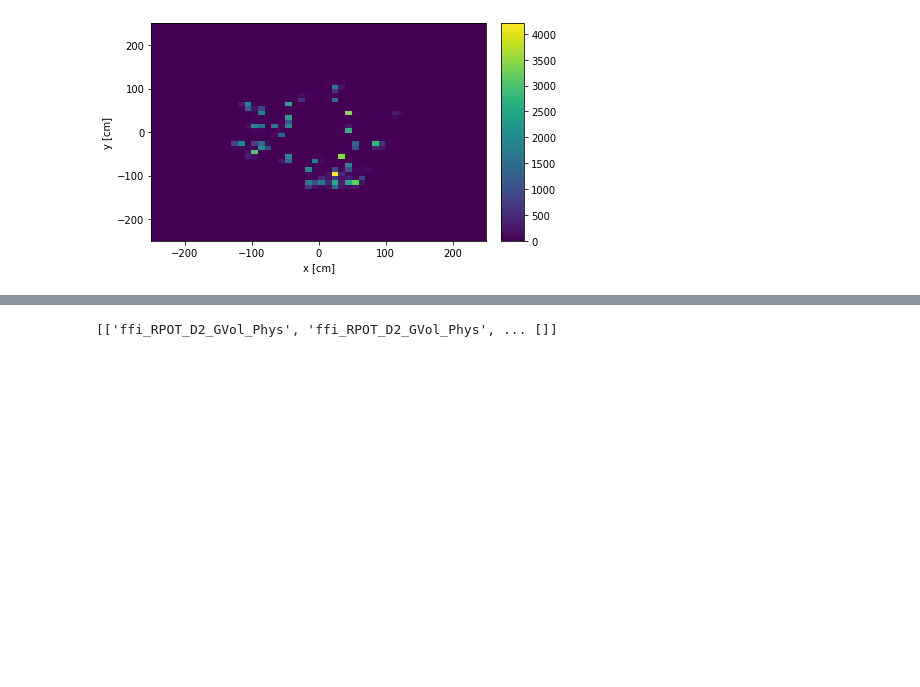
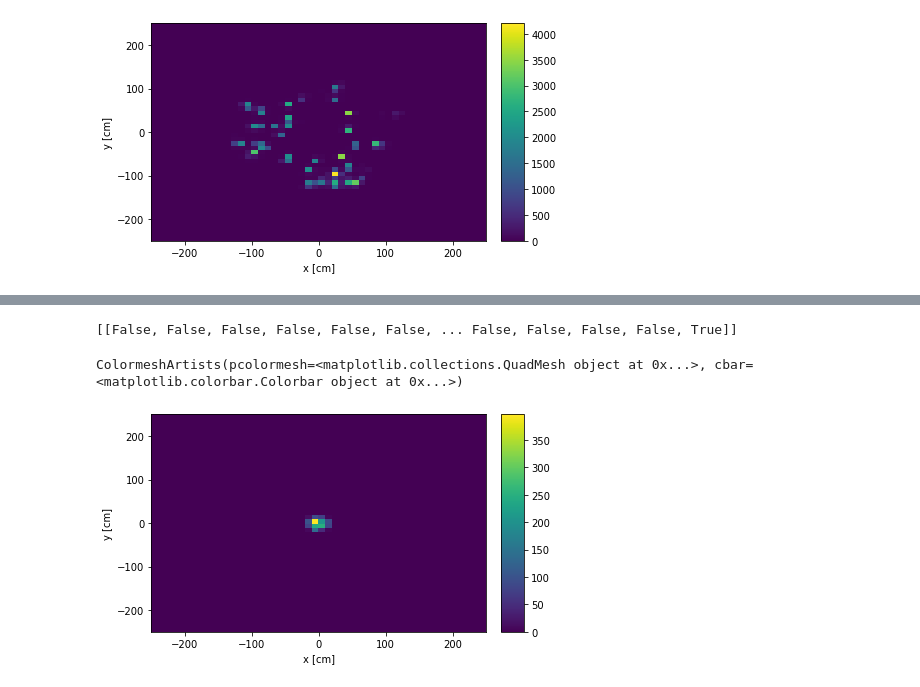
Before and after one commit to DraTeots/simple_eic_tutorials, a Jupyter notebook: TheFile.ipynb, the cells around one changed output, grey strips where cells are left out. Cells and saved outputs as stored; diff of their text form; code cells hidden in the pictures; blank space fills up the shorter version.

Commit message:
Filtering updates

```diff
--- a/TheFile.ipynb
+++ b/TheFile.ipynb
@@ -293,5 +291,24 @@ hit_names = events.hit_vol_name
-# %%
-filter_by_name = hit_names[:, :, :len("ffi_R")] == "ffi_R"
-print(hit_names[filter_by_name])
-# %% [output]
-[['ffi_RPOT_D2_GVol_Phys', 'ffi_RPOT_D2_GVol_Phys', ... []]
+# %%
+def filter_by_detector_name(ak_array, name):
+    return ak_array[:, :, :len(name)] == name
+# %%
+mask = filter_by_detector_name(events.hit_vol_name, "cb_VTX")
+
+print(mask)
+# %% [output]
+[[False, False, False, False, False, False, ... False, False, False, False, True]]
+# %%
+h = Hist(
+    hist.axis.Regular(50, -250, 250, name="X", label="x [cm]", flow=False),
+    hist.axis.Regular(50, -250, 250, name="Y", label="y [cm]", flow=False),
+)
+
+filtered_hits_x = events.hit_x[mask]
+filtered_hits_y = events.hit_y[mask]
+
+h.fill(ak.to_numpy(ak.flatten(filtered_hits_x/10)),
+       ak.to_numpy(ak.flatten(filtered_hits_y/10)))
+h.plot()
+# %% [output]
+ColormeshArtists(pcolormesh=<matplotlib.collections.QuadMesh object at 0x...>, cbar=<matplotlib.colorbar.Colorbar object at 0x...>)
+[figure, added]
```
Also changed, not shown: parts of 2 cells of this notebook, 1 other file.
